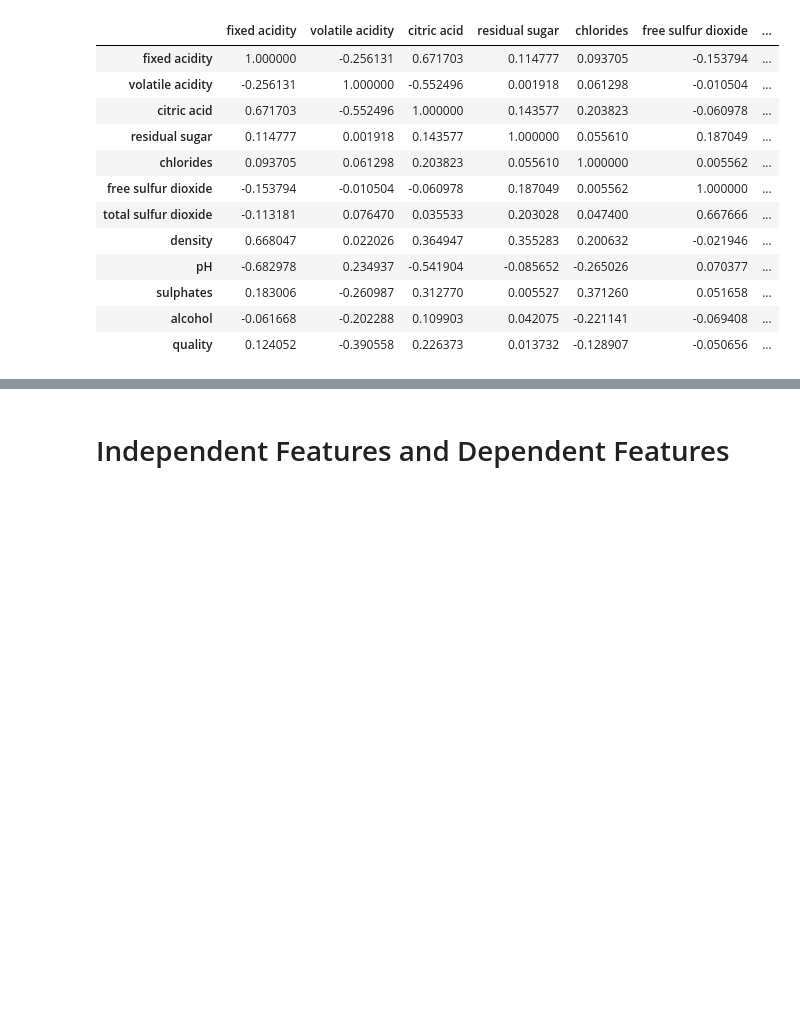
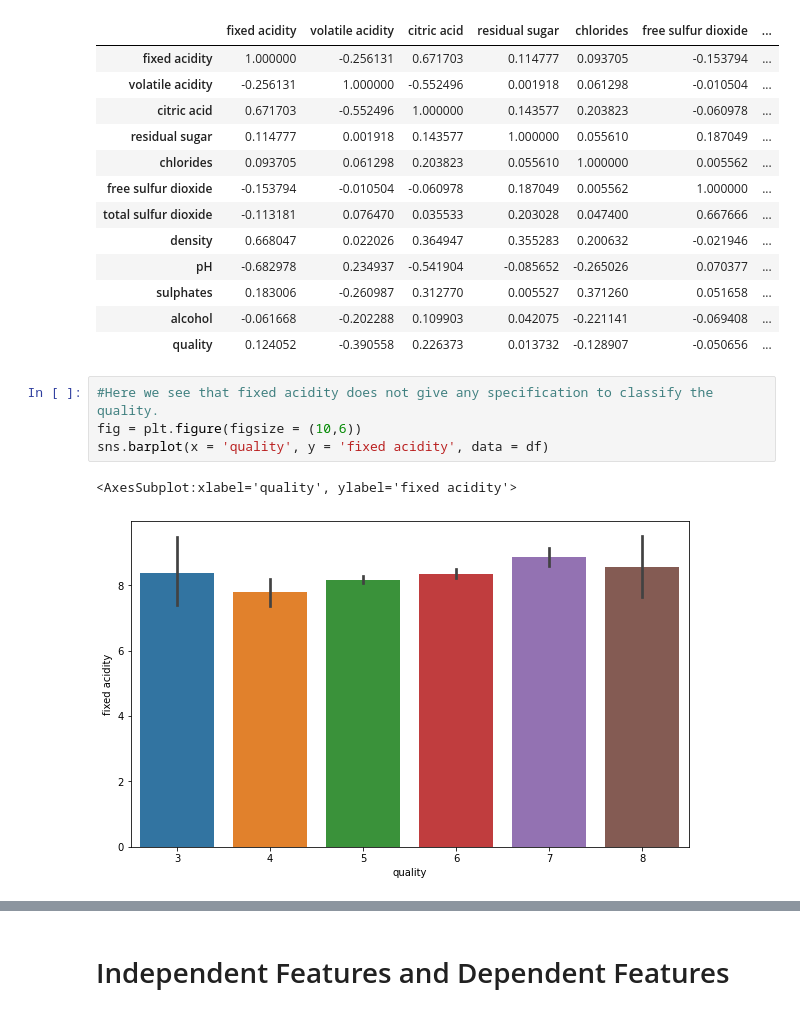
Before and after one commit to ravi0dubey/Support-Vector-Classification_Wine_Quality, a Jupyter notebook: Support Vector Classification_Wine Quality.ipynb, the cells around one changed output, grey strips where cells are left out. Drawn from its saved outputs; the diff is of its cells as text; blank space fills up the shorter version.

```diff
--- a/Support Vector Classification_Wine Quality.ipynb
+++ b/Support Vector Classification_Wine Quality.ipynb
@@ -103,3 +106,10 @@ df.corr()
 | sulphates | 0.183006 | -0.260987 | 0.312770 | 0.005527 | 0.371260 | 0.051658 | ... |
 | alcohol | -0.061668 | -0.202288 | 0.109903 | 0.042075 | -0.221141 | -0.069408 | ... |
 | quality | 0.124052 | -0.390558 | 0.226373 | 0.013732 | -0.128907 | -0.050656 | ... |
+# %%
+#Here we see that fixed acidity does not give any specification to classify the quality.
+fig = plt.figure(figsize = (10,6))
+sns.barplot(x = 'quality', y = 'fixed acidity', data = df)
+# %% [output]
+<AxesSubplot:xlabel='quality', ylabel='fixed acidity'>
+[figure, added]
```
Also changed, not shown: parts of 14 cells of this notebook.
